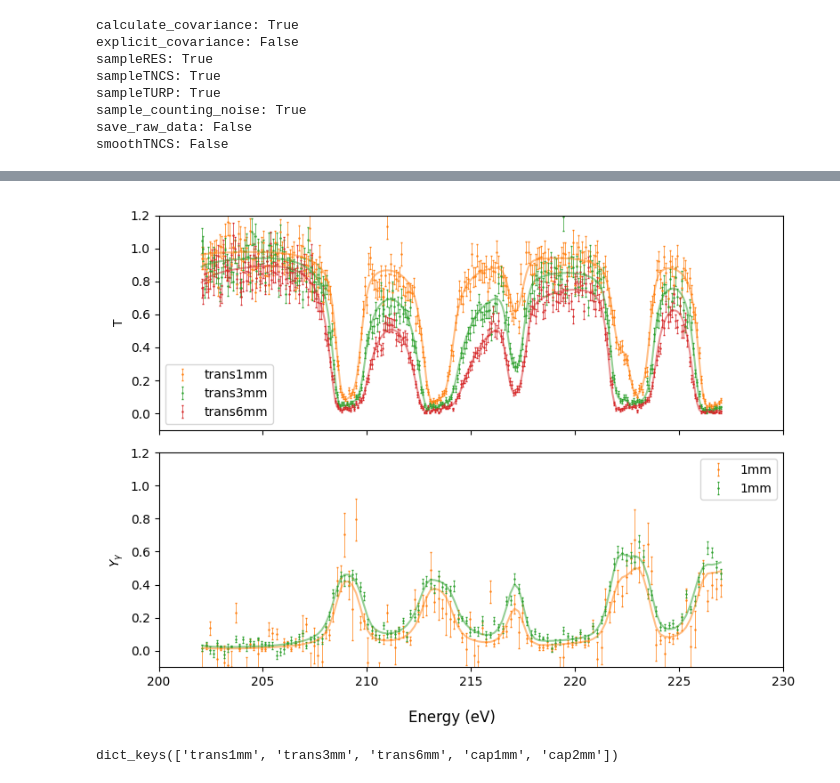
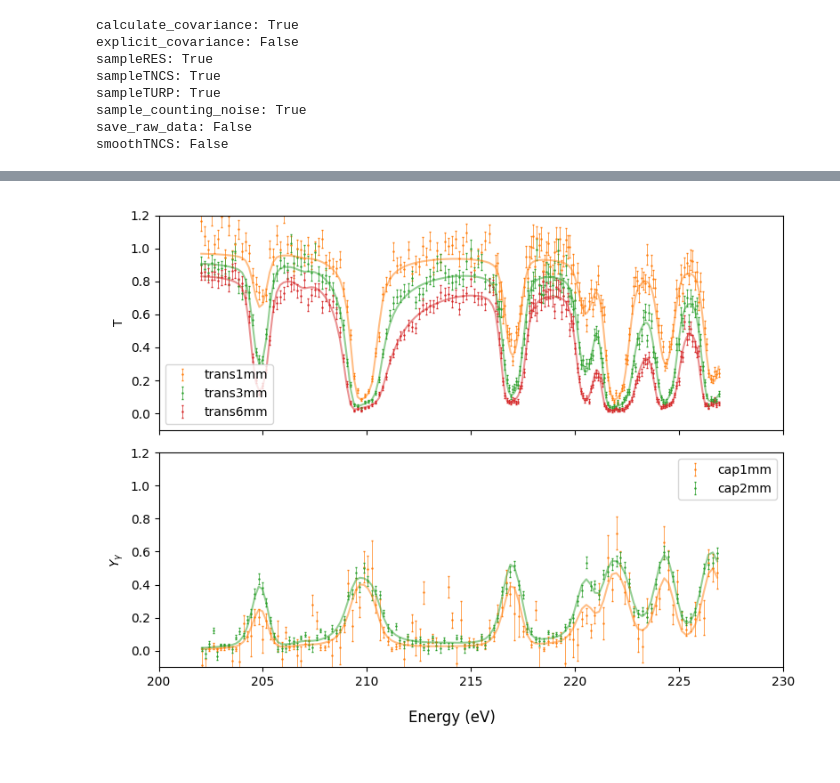
Before and after one commit to Naww137/ATARI, a Jupyter notebook: examples/Ta181_Analysis/AnalyzeTa181_GenerateData.ipynb, the cells around one changed output, grey strips where cells are left out. Cells and saved outputs as stored; diff of their text form; code cells hidden in the pictures.

```diff
--- a/examples/Ta181_Analysis/AnalyzeTa181_GenerateData.ipynb
+++ b/examples/Ta181_Analysis/AnalyzeTa181_GenerateData.ipynb
@@ -489,7 +549,9 @@ Ta_pair = Particle_Pair(isotope="Ta181",
                         m=1,           # amu of incident neutron
                         I=3.5,         # intrinsic spin, positive parity
                         i=0.5,         # intrinsic spin, positive parity
-                        l_max=2)       # highest order l-wave to consider
+                        l_max=2,       # highest order l-wave to consider
+                        total_energy_range = energy_range_all, # TODO: ask Noah if that is correct to use this number... because
+)
 
 Ta_pair.add_spin_group(Jpi='3.0',
                        J_ID=1,
@@ -748,7 +823,8 @@ dict_keys(['Cov_sys', 'Jac_sys', 'diag_stat'])
 True
 # %%
-sample1 = syndat.get_sample(0)
+sample1 = syndat.get_sample(1)
 print(sample1.keys())
+print('True parameters:')
 print(sample1[list(sample1.keys())[0]].par_true)
 # %% [output]
 dict_keys(['trans1mm', 'trans3mm', 'trans6mm', 'cap1mm', 'cap2mm'])
@@ -771,36 +861,33 @@ dict_keys(['trans1mm', 'trans3mm', 'trans6mm', 'cap1mm', 'cap2mm'])
 # %%
 ### Plot
 fig, axes = subplots(2,1, figsize=(8,6), sharex=True)
 
 colors = ["C1", "C2", "C3", "C4"]
 ### Trans
 for it, key in enumerate(['trans1mm', 'trans3mm','trans6mm']):
+
     axes[0].errorbar(sample1[key].pw_reduced.E, sample1[key].pw_reduced.exp, yerr=sample1[key].pw_reduced.exp_unc, zorder=0,
                                             fmt='.',  color=colors[it], linewidth=0.5, markersize=1.5, capsize=1, label=key)
 
     axes[0].plot(sample1[key].pw_reduced.E, sample1[key].pw_reduced.true, color=colors[it], alpha=0.5)
 
 axes[0].set_ylabel("T")
 
 ### Capture
 for ic, key in enumerate(['cap1mm', 'cap2mm']):
     axes[1].errorbar(sample1[key].pw_reduced.E, sample1[key].pw_reduced.exp, yerr=sample1[key].pw_reduced.exp_unc, zorder=0,
-                                            fmt='.', color=colors[ic], linewidth=0.5, markersize=1.5, capsize=1, label='1mm')
+                                            fmt='.', color=colors[ic], linewidth=0.5, markersize=1.5, capsize=1, label=key)
     axes[1].plot(sample1[key].pw_reduced.E, sample1[key].pw_reduced.true, color=colors[ic], alpha=0.5)
 
 axes[1].set_ylabel(r"$Y_{\gamma}$")
 
 ### make it pretty
 for ax in axes:
     ax.set_xlim([200,230])
     ax.set_ylim([-0.1,1.2])
     ax.legend()
 
 fig.supxlabel('Energy (eV)')
 fig.tight_layout()
 # %% [output]
-[figure, old version]
+[figure, new version]
-# %%
-sample1.keys()
-# %% [output]
-dict_keys(['trans1mm', 'trans3mm', 'trans6mm', 'cap1mm', 'cap2mm'])
```
Also changed, not shown: parts of 20 cells of this notebook, 1 other file.
